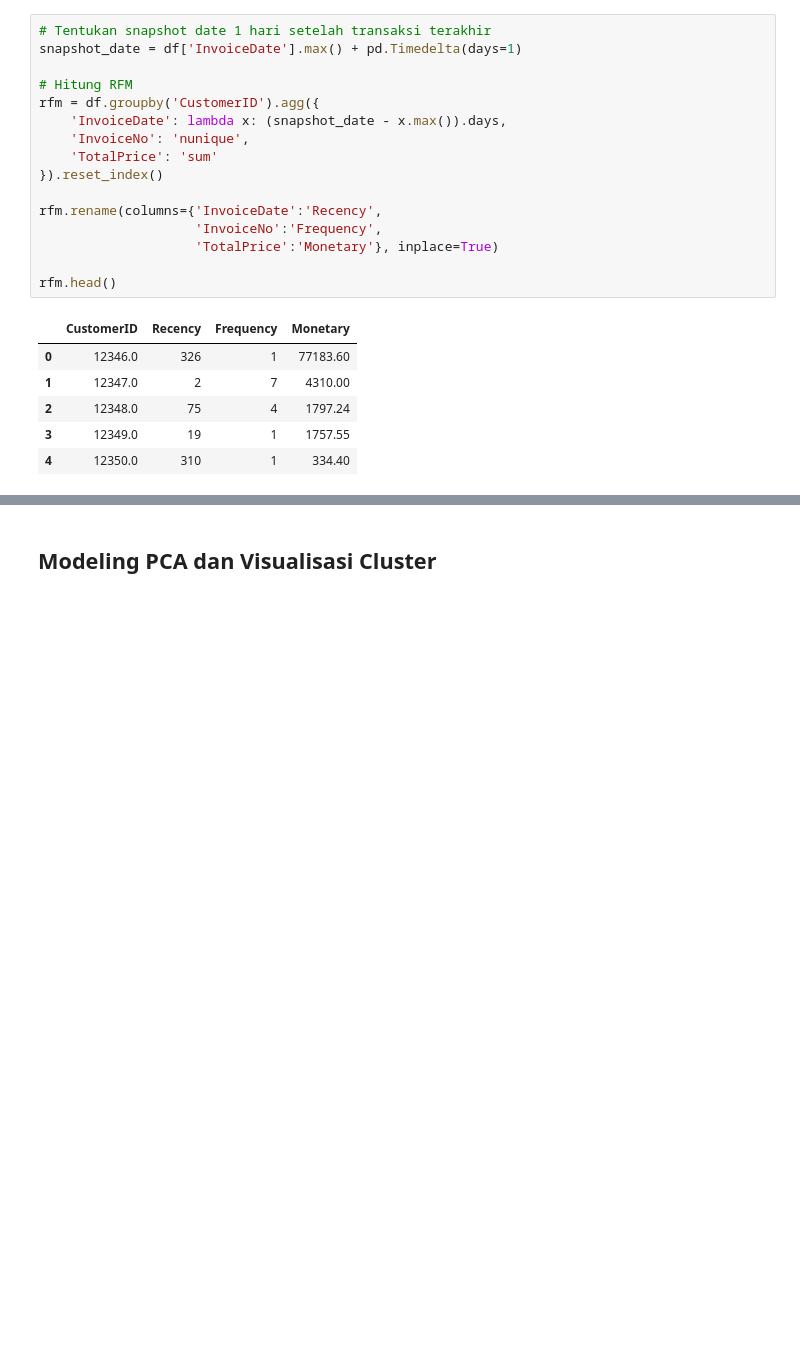
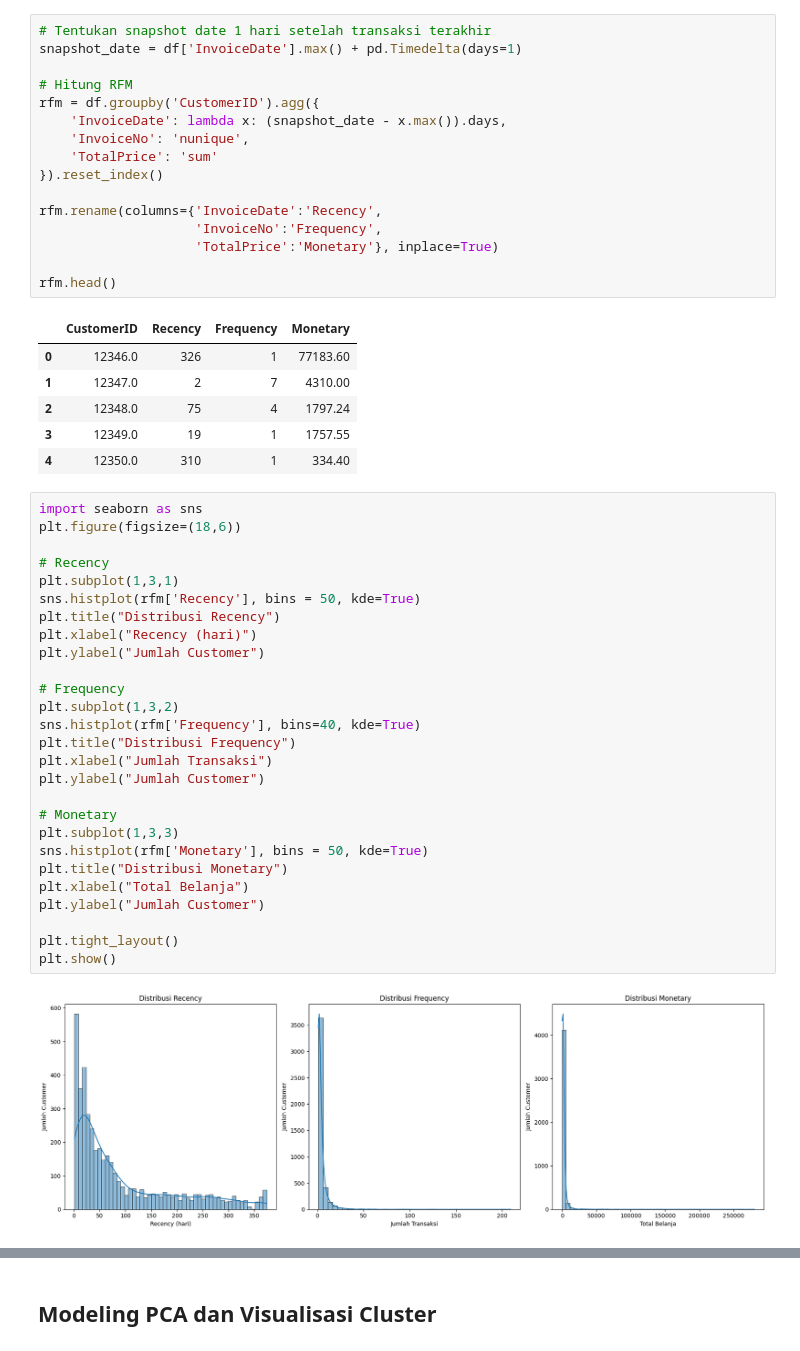
Before and after one commit to isyraffajar/Capstone-Asah, a Jupyter notebook: CustomerSegmentation.ipynb, the cells around one changed output, grey strips where cells are left out. Drawn from its saved outputs; the diff is of its cells as text; blank space fills up the shorter version.

Commit message:
Menambahkan Visualisasi dan Insight

```diff
--- a/CustomerSegmentation.ipynb
+++ b/CustomerSegmentation.ipynb
@@ -226,3 +226,32 @@ rfm.head()
 | 2 | 12348.0 | 75 | 4 | 1797.24 |
 | 3 | 12349.0 | 19 | 1 | 1757.55 |
 | 4 | 12350.0 | 310 | 1 | 334.40 |
+# %%
+import seaborn as sns
+plt.figure(figsize=(18,6))
+
+# Recency
+plt.subplot(1,3,1)
+sns.histplot(rfm['Recency'], bins = 50, kde=True)
+plt.title("Distribusi Recency")
+plt.xlabel("Recency (hari)")
+plt.ylabel("Jumlah Customer")
+
+# Frequency
+plt.subplot(1,3,2)
+sns.histplot(rfm['Frequency'], bins=40, kde=True)
+plt.title("Distribusi Frequency")
+plt.xlabel("Jumlah Transaksi")
+plt.ylabel("Jumlah Customer")
+
+# Monetary
+plt.subplot(1,3,3)
+sns.histplot(rfm['Monetary'], bins = 50, kde=True)
+plt.title("Distribusi Monetary")
+plt.xlabel("Total Belanja")
+plt.ylabel("Jumlah Customer")
+
+plt.tight_layout()
+plt.show()
+# %% [output]
+[figure, added]
```
Also changed, not shown: parts of 6 cells of this notebook.
